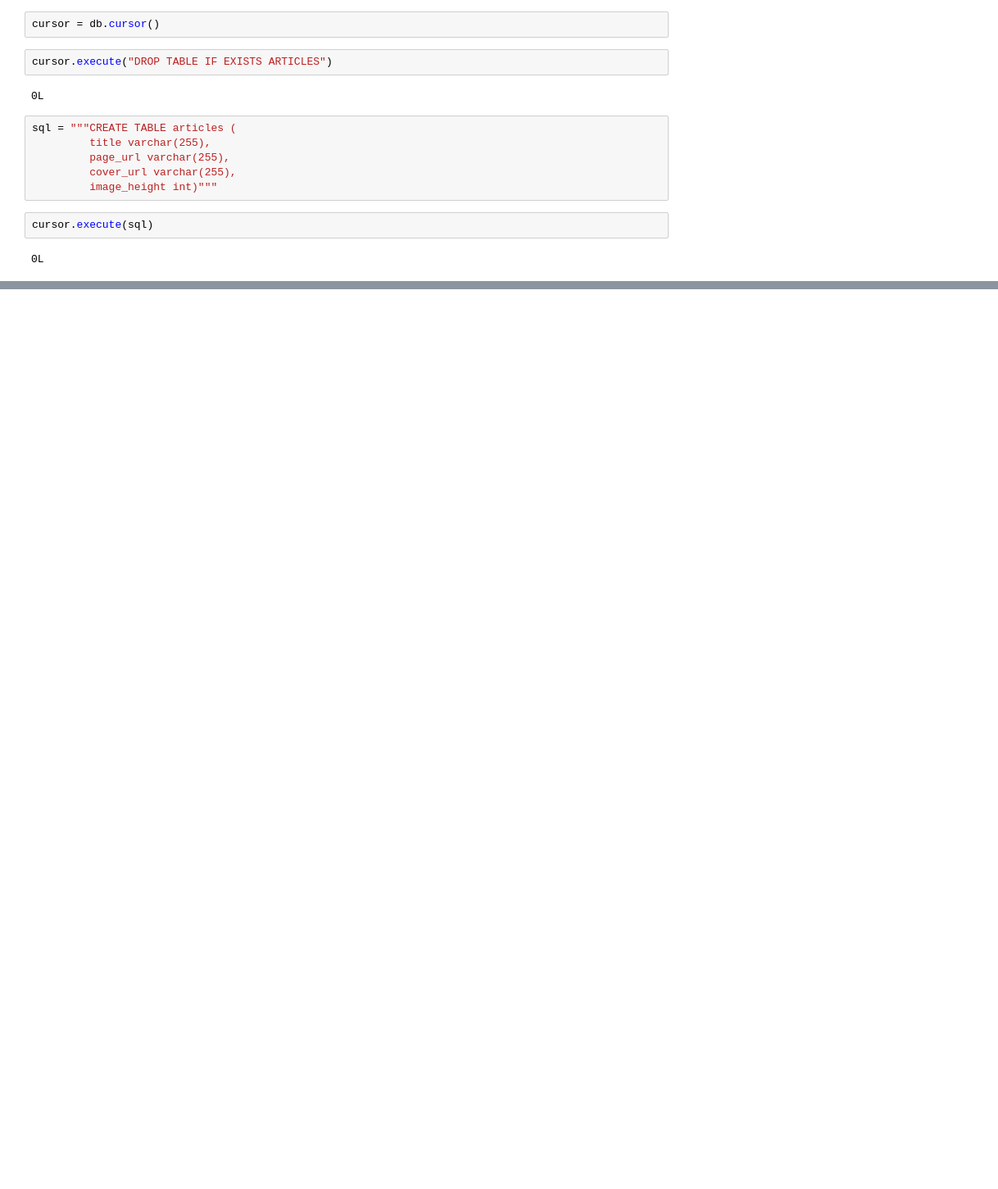
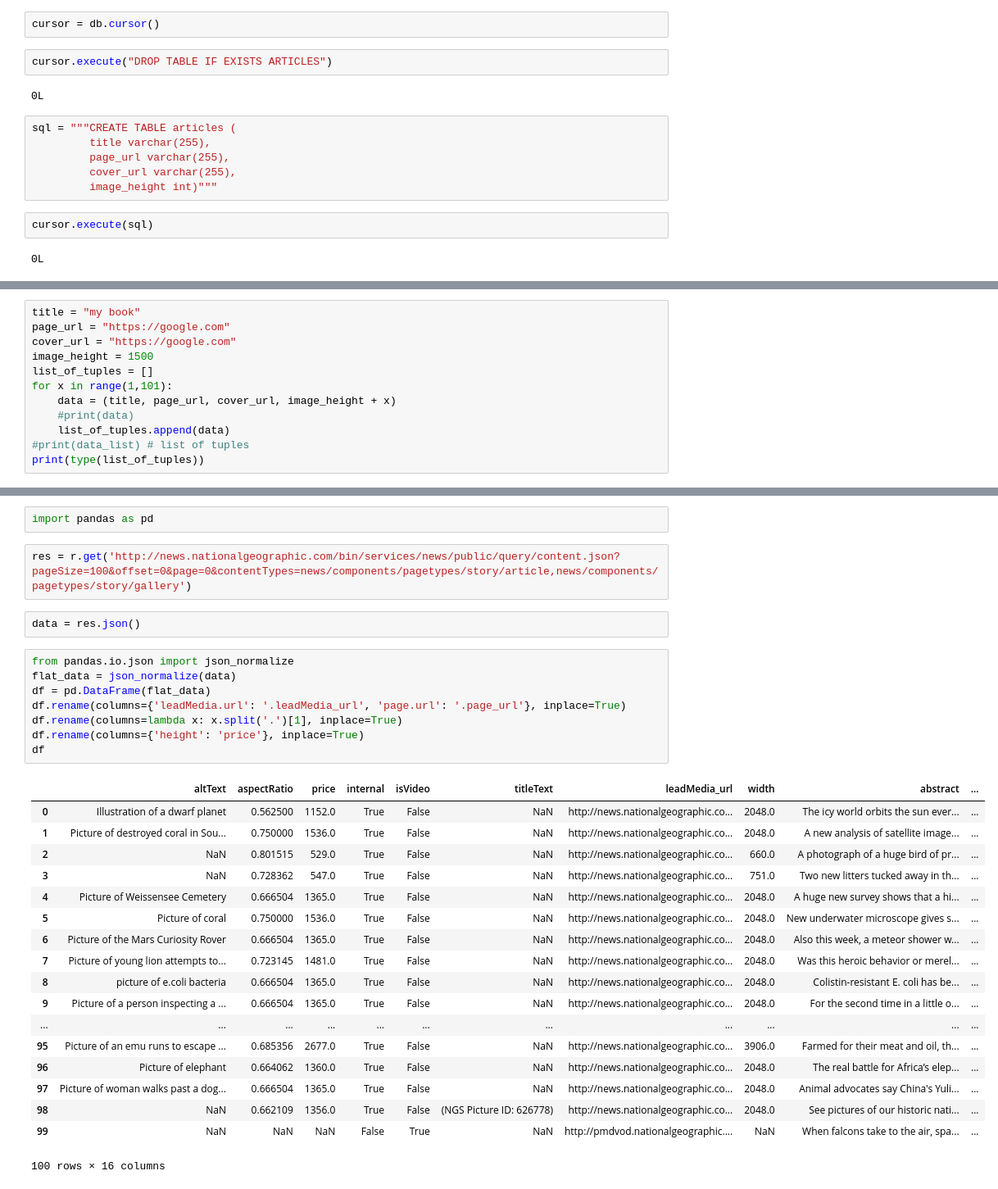
Before and after one commit to clutchyork/pythonetl, a Jupyter notebook: 20160713-demo.ipynb, the cells around one changed output, grey strips where cells are left out. Shown at 82% size. Drawn from its saved outputs; the diff is of its cells as text; blank space fills up the shorter version.

Commit message:
mysql and pandas

```diff
--- a/20160713-demo.ipynb
+++ b/20160713-demo.ipynb
@@ -260,0 +286,12 @@ cursor.execute(sql)
+# %%
+title = "my book"
+page_url = "https://google.com"
+cover_url = "https://google.com"
+image_height = 1500
+list_of_tuples = []
+for x in range(1,101):
+    data = (title, page_url, cover_url, image_height + x)
+    #print(data)
+    list_of_tuples.append(data)
+#print(data_list) # list of tuples
+print(type(list_of_tuples))
@@ -260,0 +328,33 @@ cursor.execute(sql)
+# %%
+import pandas as pd
+# %%
+res = r.get('http://news.nationalgeographic.com/bin/services/news/public/query/content.json?pageSize=100&offset=0&page=0&contentTypes=news/components/pagetypes/story/article,news/components/pagetypes/story/gallery')
+# %%
+data = res.json()
+# %%
+from pandas.io.json import json_normalize
+flat_data = json_normalize(data)
+df = pd.DataFrame(flat_data)
+df.rename(columns={'leadMedia.url': '.leadMedia_url', 'page.url': '.page_url'}, inplace=True)
+df.rename(columns=lambda x: x.split('.')[1], inplace=True)
+df.rename(columns={'height': 'price'}, inplace=True)
+df
+# %% [output]
+|  | altText | aspectRatio | price | internal | isVideo | titleText | leadMedia_url | width | abstract | ... |
+| 0 | Illustration of a dwarf planet | 0.562500 | 1152.0 | True | False | NaN | http://news.nationalgeographic.co... | 2048.0 | The icy world orbits the sun ever... | ... |
+| 1 | Picture of destroyed coral in Sou... | 0.750000 | 1536.0 | True | False | NaN | http://news.nationalgeographic.co... | 2048.0 | A new analysis of satellite image... | ... |
+| 2 | NaN | 0.801515 | 529.0 | True | False | NaN | http://news.nationalgeographic.co... | 660.0 | A photograph of a huge bird of pr... | ... |
+| 3 | NaN | 0.728362 | 547.0 | True | False | NaN | http://news.nationalgeographic.co... | 751.0 | Two new litters tucked away in th... | ... |
+| 4 | Picture of Weissensee Cemetery | 0.666504 | 1365.0 | True | False | NaN | http://news.nationalgeographic.co... | 2048.0 | A huge new survey shows that a hi... | ... |
+| 5 | Picture of coral | 0.750000 | 1536.0 | True | False | NaN | http://news.nationalgeographic.co... | 2048.0 | New underwater microscope gives s... | ... |
+| 6 | Picture of the Mars Curiosity Rover | 0.666504 | 1365.0 | True | False | NaN | http://news.nationalgeographic.co... | 2048.0 | Also this week, a meteor shower w... | ... |
+| 7 | Picture of young lion attempts to... | 0.723145 | 1481.0 | True | False | NaN | http://news.nationalgeographic.co... | 2048.0 | Was this heroic behavior or merel... | ... |
+| 8 | picture of e.coli bacteria | 0.666504 | 1365.0 | True | False | NaN | http://news.nationalgeographic.co... | 2048.0 | Colistin-resistant E. coli has be... | ... |
+| 9 | Picture of a person inspecting a ... | 0.666504 | 1365.0 | True | False | NaN | http://news.nationalgeographic.co... | 2048.0 | For the second time in a little o... | ... |
+| ... | ... | ... | ... | ... | ... | ... | ... | ... | ... | ... |
+| 95 | Picture of an emu runs to escape ... | 0.685356 | 2677.0 | True | False | NaN | http://news.nationalgeographic.co... | 3906.0 | Farmed for their meat and oil, th... | ... |
+| 96 | Picture of elephant | 0.664062 | 1360.0 | True | False | NaN | http://news.nationalgeographic.co... | 2048.0 | The real battle for Africa’s elep... | ... |
+| 97 | Picture of woman walks past a dog... | 0.666504 | 1365.0 | True | False | NaN | http://news.nationalgeographic.co... | 2048.0 | Animal advocates say China's Yuli... | ... |
+| 98 | NaN | 0.662109 | 1356.0 | True | False | (NGS Picture ID: 626778) | http://news.nationalgeographic.co... | 2048.0 | See pictures of our historic nati... | ... |
+| 99 | NaN | NaN | NaN | False | True | NaN | http://pmdvod.nationalgeographic.... | NaN | When falcons take to the air, spa... | ... |
+100 rows × 16 columns
```
Also changed, not shown: parts of 18 cells of this notebook.
